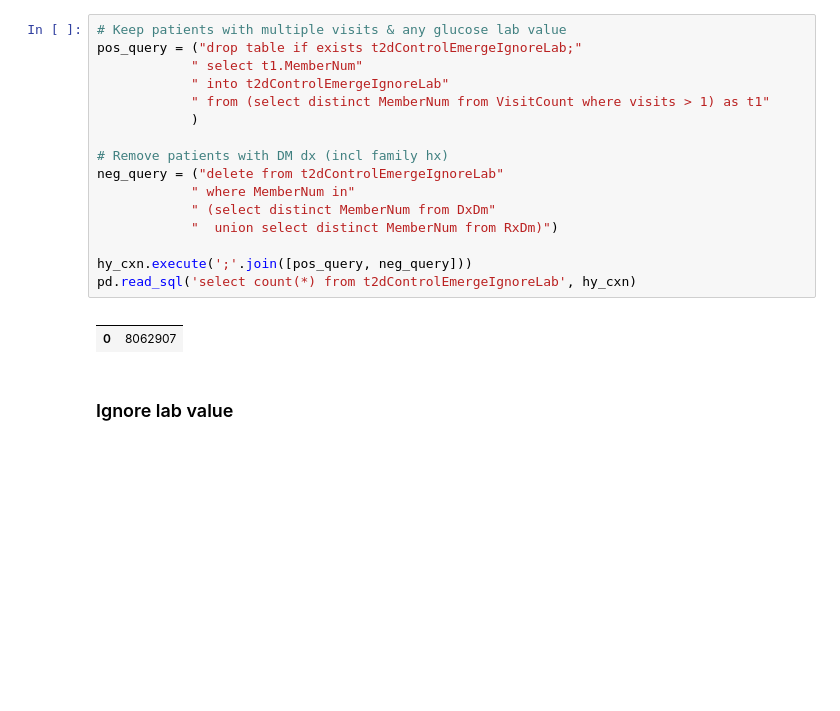
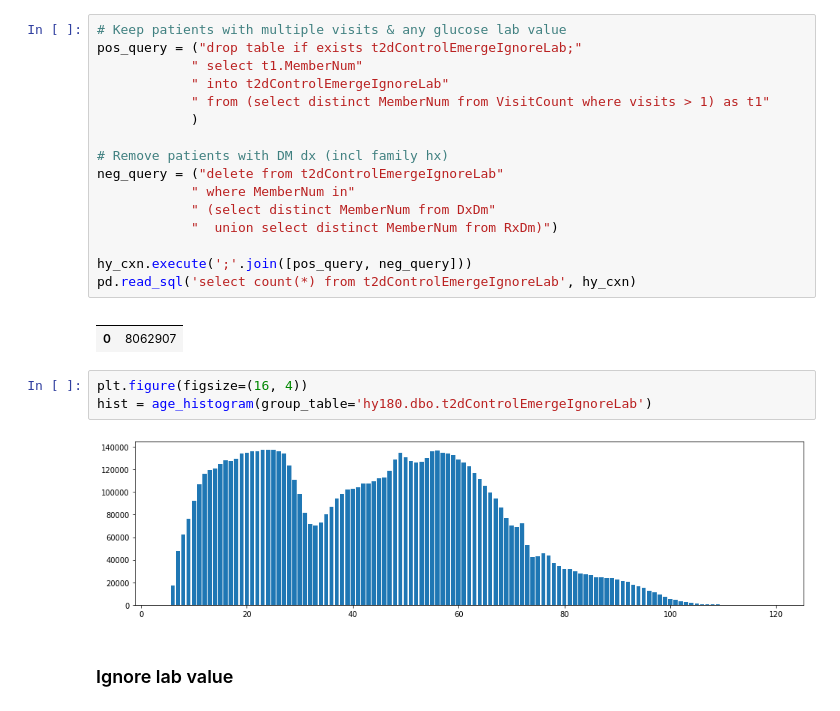
Before and after one commit to brettbj/association-robustness, a Jupyter notebook: Exploration.ipynb, the cells around one changed output. Cells and saved outputs as stored; diff of their text form; blank space fills up the shorter version.

```diff
--- a/Exploration.ipynb
+++ b/Exploration.ipynb
@@ -331,6 +329,11 @@ pd.read_sql('select count(*) from t2dControlEmergeIgnoreLab', hy_cxn)
 # %% [output]
 |  |  |
 | 0 | 8062907 |
+# %%
+plt.figure(figsize=(16, 4))
+hist = age_histogram(group_table='hy180.dbo.t2dControlEmergeIgnoreLab')
+# %% [output]
+[figure, added]
 # %% [markdown]
 ### Ignore lab value
 # %%
```
Also changed, not shown: parts of 6 cells of this notebook.
